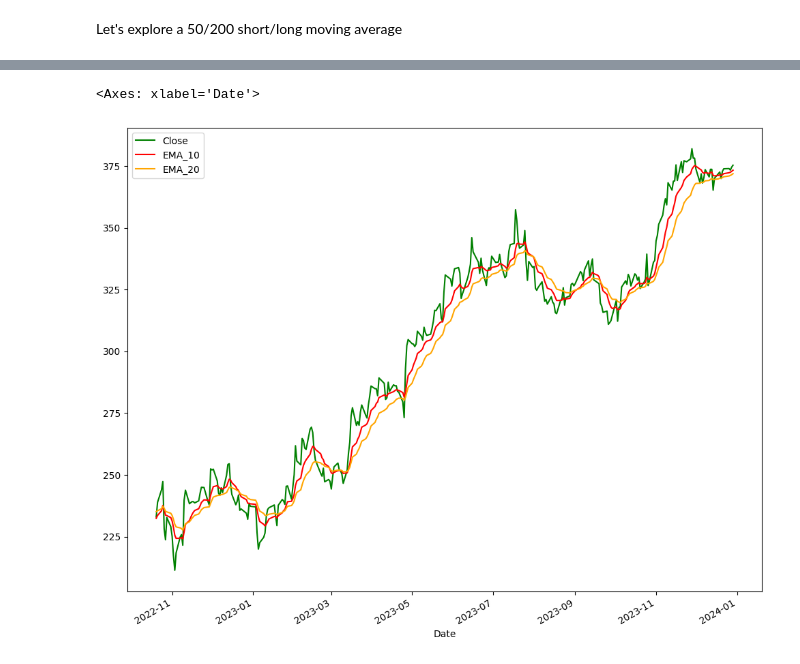
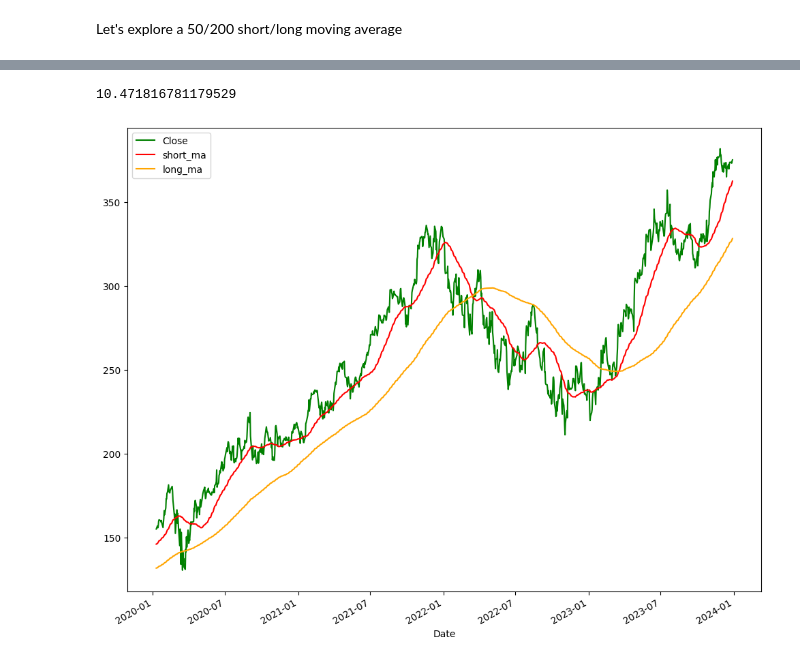
Before and after one commit to KarsonLeperi/QuantFinance, a Jupyter notebook: TA_MovingAverages.ipynb, the cells around one changed output, grey strips where cells are left out. Cells and saved outputs as stored; diff of their text form; code cells hidden in the pictures.

Commit message:
Finish documentation and testing with other companies

```diff
--- a/TA_MovingAverages.ipynb
+++ b/TA_MovingAverages.ipynb
@@ -34,11 +36,11 @@ Download training data, daily close prices for Microsoft from 2014 to 2023. Dete
 # %%
 #Data Entry
-startDate = datetime.datetime(2014, 1, 1)
+startDate = datetime.datetime(2013, 1, 1)
 endDate = datetime.datetime(2023, 12, 30)
 company = "MSFT"
 
 data = yahoofin.Ticker(company).history(start = startDate, end=endDate)
-data_close = data['Close']
-baselinePerformance = np.log(data_close[-1]/data_close[200])
+data_close = data[['Close', 'Open']]
+baselinePerformance = data_close['Close'][-1]/data_close['Close'][200]
 print(baselinePerformance)
 # %% [output]
@@ -183,8 +49,0 @@ df2.head(25)
-# %%
-EMA_20 = EMA(data_close, timeperiod=20)
-EMA_10 = EMA(data_close, timeperiod=10)
-results = pd.DataFrame({'Close': data_close, "EMA_10": EMA_10, "EMA_20":EMA_20})
-results.tail(300).plot(figsize=(12,10), color=['green','red','orange'])
-# %% [output]
-<Axes: xlabel='Date'>
-[figure, removed]
@@ -198,0 +50,28 @@ Check with Amazon and Johnson and Johnson
+# %%
+def backTesting(short_ma, long_ma, prices_data, ma = "SMA"):
+
+  if ma == "EMA":
+    prices_data["short_ma"] = EMA(prices_data['Close'], timeperiod = short_ma)
+    prices_data["long_ma"] = EMA(prices_data['Close'], timeperiod = long_ma)
+  else:
+    prices_data["short_ma"] = SMA(prices_data['Close'], timeperiod = short_ma)
+    prices_data["long_ma"] = SMA(prices_data['Close'], timeperiod = long_ma)
+
+  prices_data = prices_data[200:]
+  prices_data["signal"] = 0
+  prices_data["signal"][prices_data["short_ma"]>= prices_data["long_ma"]] = 1
+
+  prices_data["returns"] = prices_data["Close"].pct_change() * prices_data["signal"].shift(1)
+  prices_data["cum_returns"] = (1 + prices_data["returns"]).cumprod()
+
+  performance = prices_data["cum_returns"].iloc[-1]
+
+
+  return prices_data, performance
+# %%
+SMA_50_200, performance_s_50_200 = backTesting(50, 200, data_close, "SMA")
+SMA_50_200[['Close', 'short_ma', 'long_ma']].tail(1000).plot(figsize=(12,10), color=['green','red','orange'])
+print(performance_s_50_200)
+# %% [output]
+10.471816781179529
+[figure, added]
```
Also changed, not shown: parts of 50 cells of this notebook.
